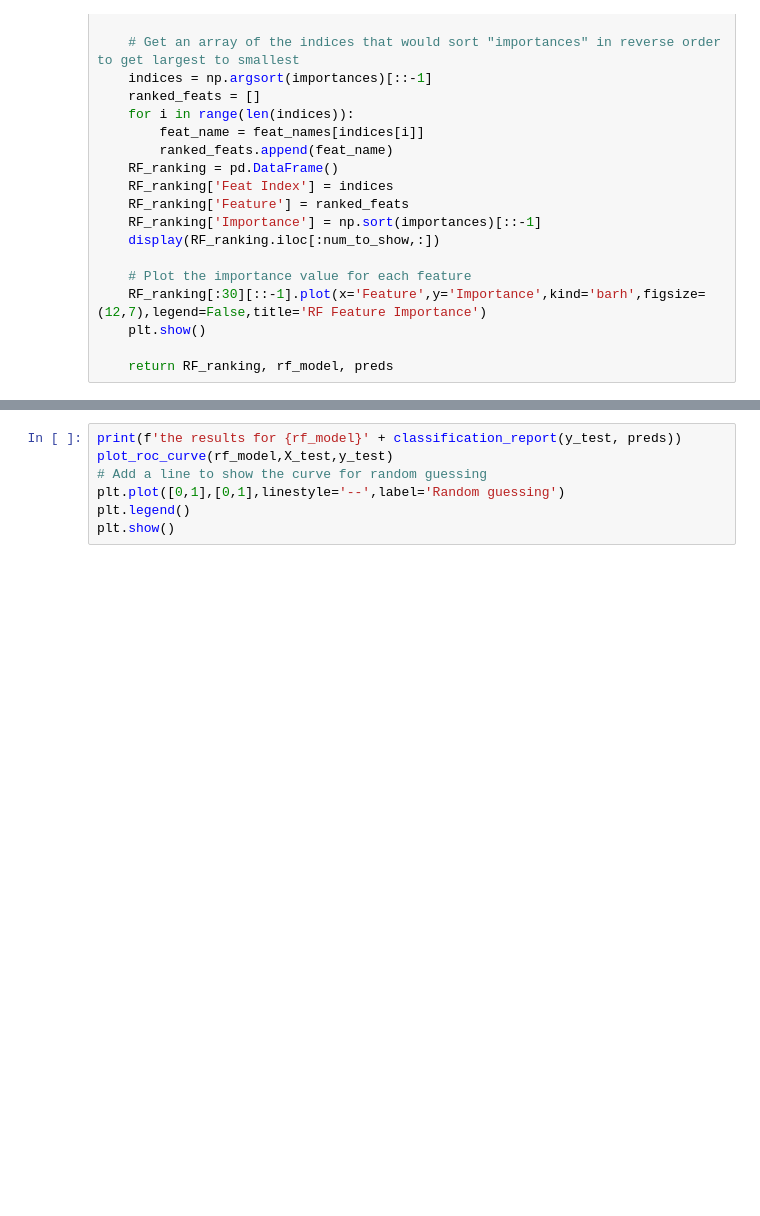
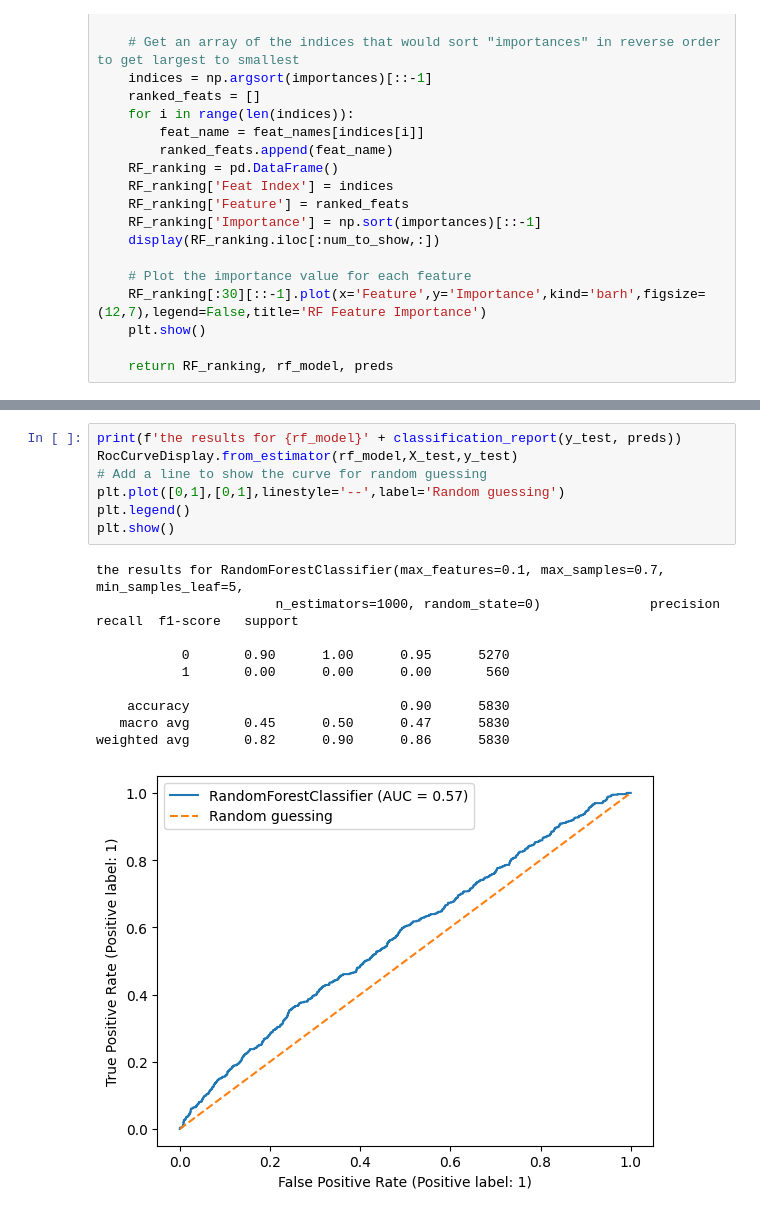
Before and after one commit to RutwikP/BME580_FinalProject, a Jupyter notebook: PeriOperative_Hospital_Procedure_Modelling.ipynb, the cells around one changed output, grey strips where cells are left out. Saved outputs shown, nothing was run; the diff lists cells and outputs as text; blank space fills up the shorter version.

```diff
--- a/PeriOperative_Hospital_Procedure_Modelling.ipynb
+++ b/PeriOperative_Hospital_Procedure_Modelling.ipynb
@@ -213,7 +301,18 @@ RF_ranking, rf_model, preds = rf_feature_importance(X_train,X_test,y_train)
 # %%
 print(f'the results for {rf_model}' + classification_report(y_test, preds))
-plot_roc_curve(rf_model,X_test,y_test)
+RocCurveDisplay.from_estimator(rf_model,X_test,y_test)
 # Add a line to show the curve for random guessing
 plt.plot([0,1],[0,1],linestyle='--',label='Random guessing')
 plt.legend()
 plt.show()
+# %% [output]
+the results for RandomForestClassifier(max_features=0.1, max_samples=0.7, min_samples_leaf=5,
+                       n_estimators=1000, random_state=0)              precision    recall  f1-score   support
+
+           0       0.90      1.00      0.95      5270
+           1       0.00      0.00      0.00       560
+
+    accuracy                           0.90      5830
+   macro avg       0.45      0.50      0.47      5830
+weighted avg       0.82      0.90      0.86      5830
+[figure, added]
```
Also changed, not shown: parts of 10 cells of this notebook, 1 other file.
